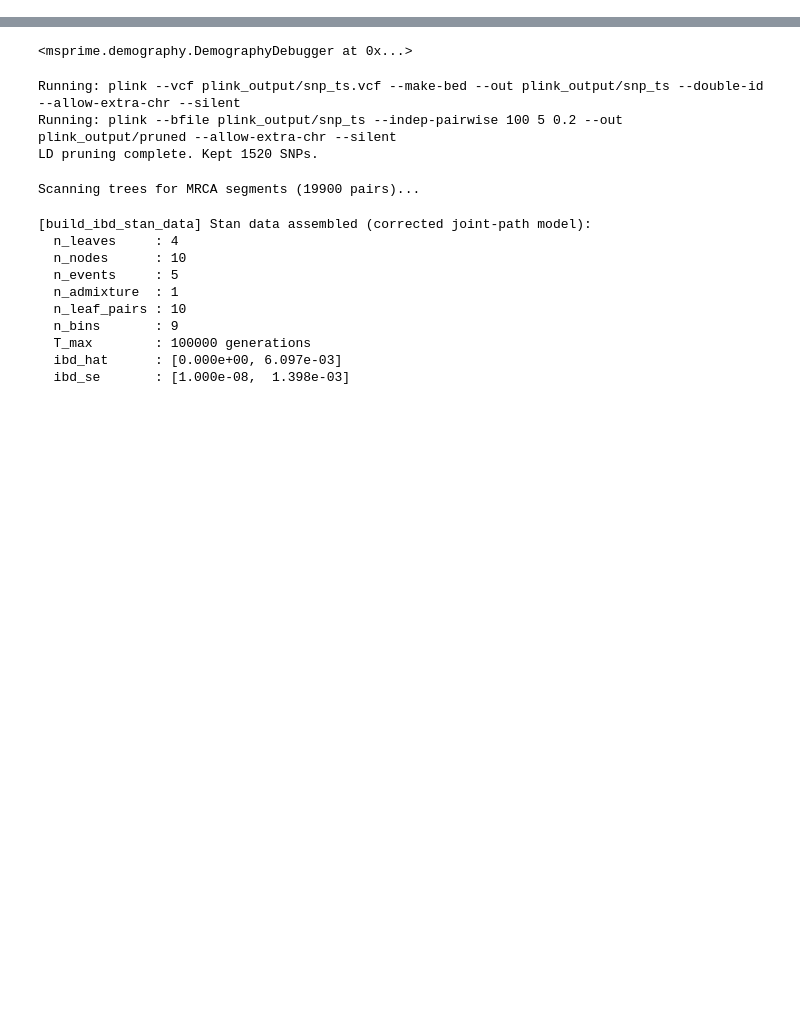
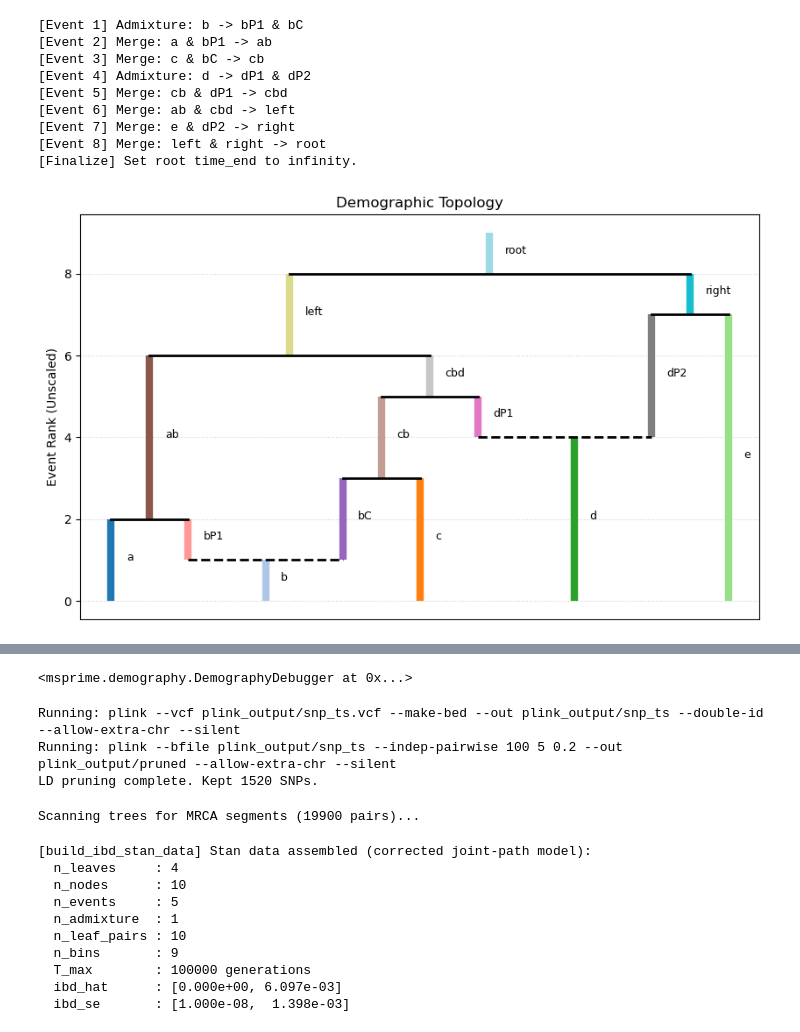
Before and after one commit to QiiiiiC/admix_stan, a Jupyter notebook: new_pipeline/example_usage.ipynb, the cells around one changed output, grey strips where cells are left out. Cells and saved outputs as stored; diff of their text form; code cells hidden in the pictures; blank space fills up the shorter version.

```diff
--- a/new_pipeline/example_usage.ipynb
+++ b/new_pipeline/example_usage.ipynb
@@ -50,0 +34,23 @@ dem.plot_demography(scale = True)
+# %%
+d = DemographicTopology(['a', 'b', 'c', 'd', 'e'])
+d.add_admixture_event('b', 'bP1', 'bC')
+d.add_merge_event('a', 'bP1', 'ab')
+d.add_merge_event('c', 'bC', 'cb')
+d.add_admixture_event('d', 'dP1', 'dP2')
+d.add_merge_event('cb', 'dP1', 'cbd')
+d.add_merge_event('ab', 'cbd', 'left')
+d.add_merge_event('e', 'dP2', 'right')
+d.add_merge_event('left', 'right', 'root')
+d.finalize_root()
+d.plot_demography(scale = False)
+# %% [output]
+[Event 1] Admixture: b -> bP1 & bC
+[Event 2] Merge: a & bP1 -> ab
+[Event 3] Merge: c & bC -> cb
+[Event 4] Admixture: d -> dP1 & dP2
+[Event 5] Merge: cb & dP1 -> cbd
+[Event 6] Merge: ab & cbd -> left
+[Event 7] Merge: e & dP2 -> right
+[Event 8] Merge: left & right -> root
+[Finalize] Set root time_end to infinity.
+[figure, added]
```
Also changed, not shown: parts of 6 cells of this notebook, 10 other files.
